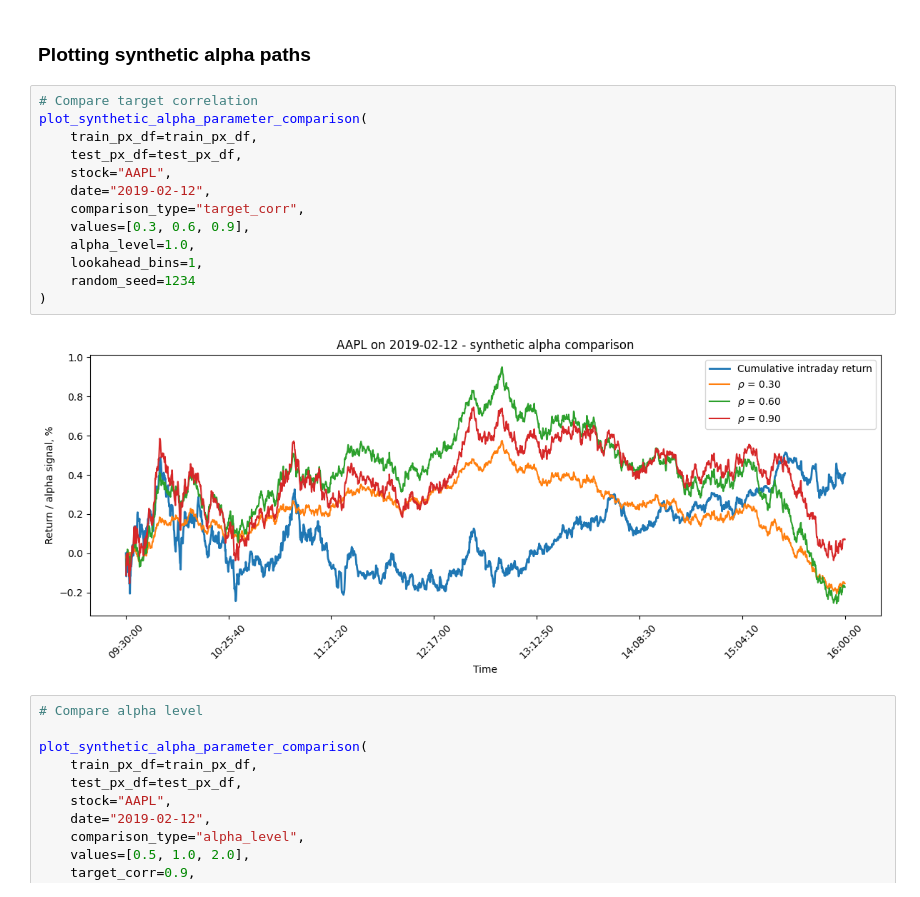
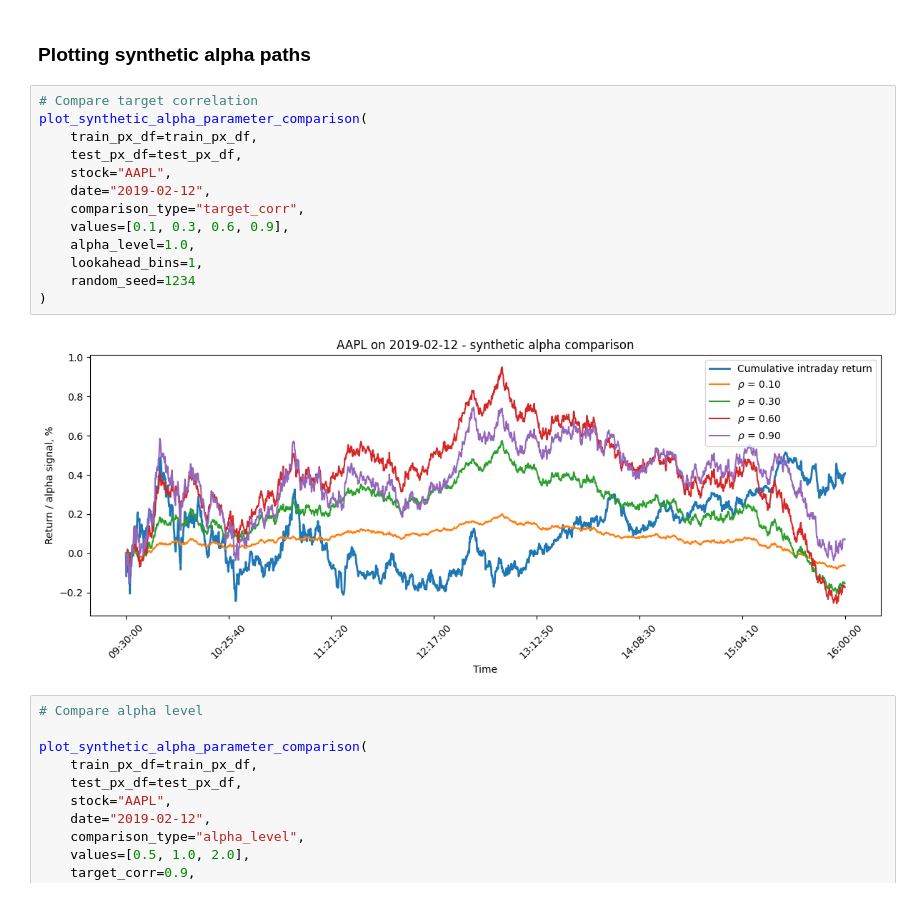
Before and after one commit to raphdlfrg/Quant_Trading_Price_Impact, a Jupyter notebook: 2_4_Synthetic_Alphas.ipynb, the cells around one changed output. Drawn from its saved outputs; the diff is of its cells as text.

```diff
--- a/2_4_Synthetic_Alphas.ipynb
+++ b/2_4_Synthetic_Alphas.ipynb
@@ -353,18 +355,18 @@ synthetic_alpha_diagnostics_df.head()
 # %%
 # Compare target correlation
 plot_synthetic_alpha_parameter_comparison(
     train_px_df=train_px_df,
     test_px_df=test_px_df,
     stock="AAPL",
     date="2019-02-12",
     comparison_type="target_corr",
-    values=[0.3, 0.6, 0.9],
+    values=[0.1, 0.3, 0.6, 0.9],
     alpha_level=1.0,
     lookahead_bins=1,
     random_seed=1234
 )
 # %% [output]
-[figure, old version]
+[figure, new version]
 # %%
 # Compare alpha level
 
```
Also changed, not shown: parts of 4 cells of this notebook, 4 other files.
